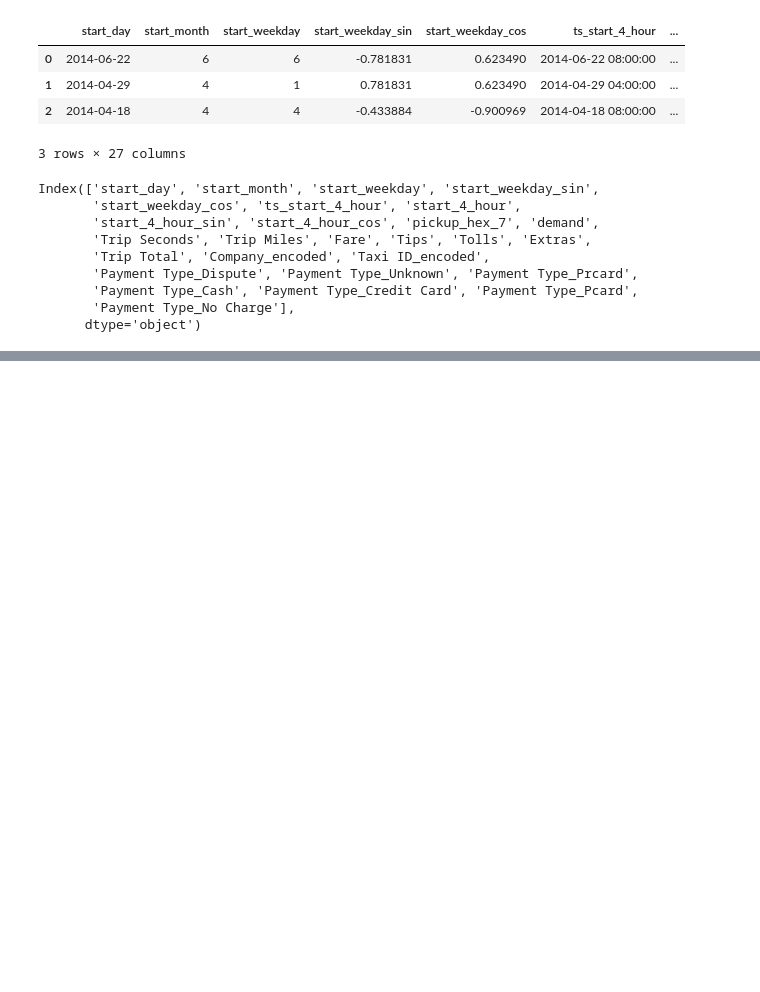
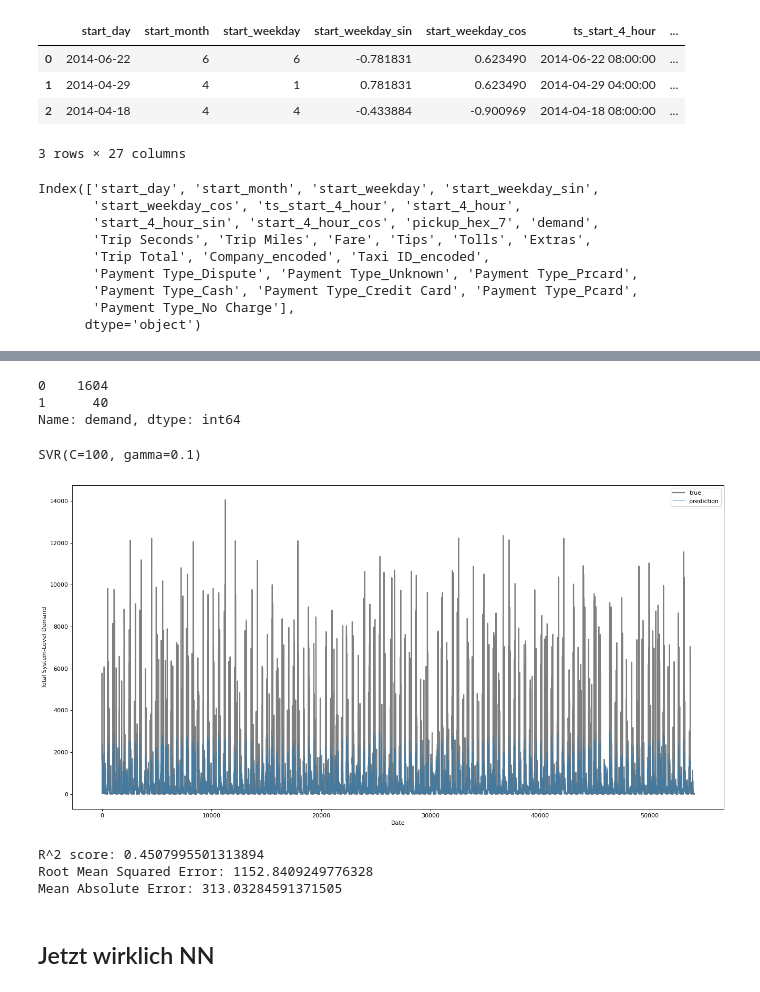
Before and after one commit to lniggemann/AAA_2023, a Jupyter notebook: 04_NN.ipynb, the cells around one changed output, grey strips where cells are left out. Drawn from its saved outputs; the diff is of its cells as text; code cells hidden in the pictures; blank space fills up the shorter version.

```diff
--- a/04_NN.ipynb
+++ b/04_NN.ipynb
@@ -63,0 +81,18 @@ gsdf
+# %%
+y = data["demand"]
+y.head(2)
+# %% [output]
+0    1604
+1      40
+Name: demand, dtype: int64
+# %%
+# Split data
+from sklearn.model_selection import train_test_split
+X_train, X_test, y_train, y_test = train_test_split(X, y, test_size = 0.20)
+# %%
+regressor = SVR(kernel="rbf", C=100, gamma=0.1, epsilon=0.1)
+regressor.fit(X_train,y_train)
+# %% [output]
+SVR(C=100, gamma=0.1)
+# %%
+y_pred = regressor.predict(X_test)
@@ -63,0 +102,30 @@ gsdf
+# %%
+def plot_true_vs_prediction(y_pred,y_test):
+
+    # create sorted series for true and predicted values
+    y_pred_series = pd.Series(np.array(y_pred) ,index = y_test.index)
+    y_pred_series_sorted = y_pred_series.sort_index()
+    y_test_sorted = y_test.sort_index()
+
+    # plot true vs predicted values
+    fig,ax = plt.subplots(figsize = (20, 10), dpi = 80)
+    ax.plot(y_test_sorted, label = "true", linewidth = 2, color = "tab:gray")
+    ax.plot(y_pred_series_sorted, label = "prediction", linewidth = 1, alpha = 0.6, color = "tab:blue")
+    ax.set_ylabel('Total System-Level Demand')
+    ax.set_xlabel('Date')
+    ax.legend()
+    plt.show()
+
+    # evaluation metrics
+    print("R^2 score:",r2_score(y_test,y_pred))
+    print("Root Mean Squared Error:",mean_squared_error(y_test,y_pred)**0.5)
+    print("Mean Absolute Error:",mean_absolute_error(y_test,y_pred))
+# %%
+plot_true_vs_prediction(y_pred, y_test)
+# %% [output]
+[figure, added]
+R^2 score: 0.4507995501313894
+Root Mean Squared Error: 1152.8409249776328
+Mean Absolute Error: 313.03284591371505
+# %% [markdown]
+## Jetzt wirklich NN
```
Also changed, not shown: parts of 10 cells of this notebook.
